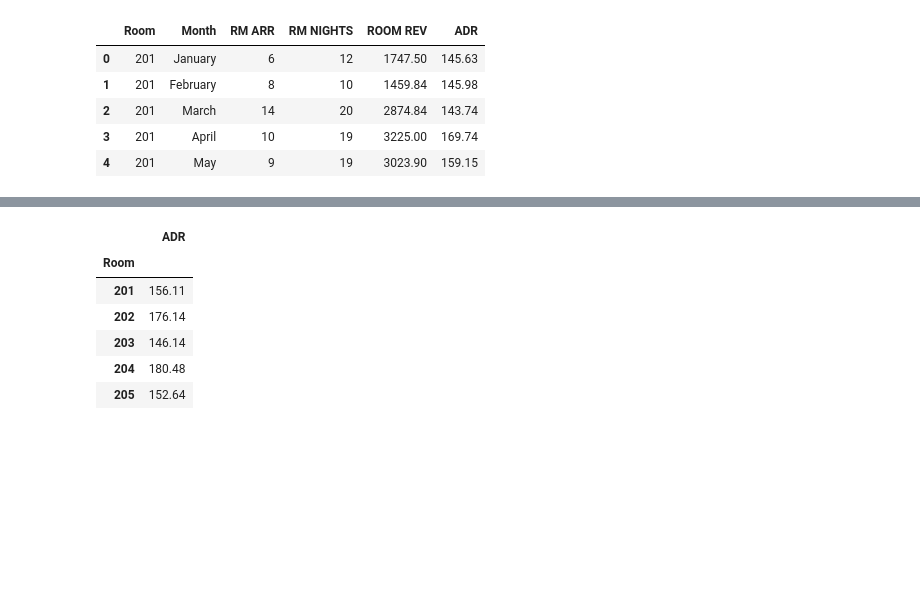
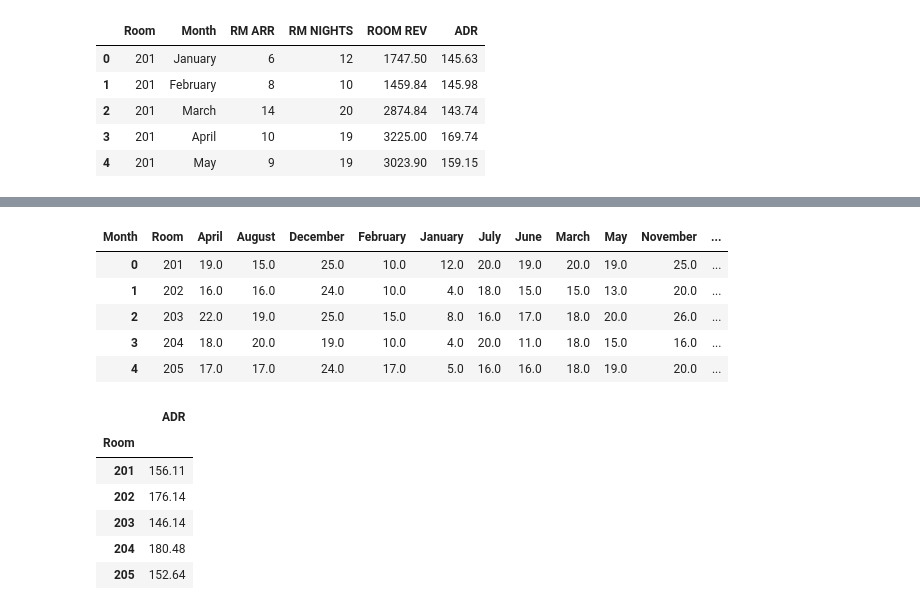
Before and after one commit to SpacePatroller/ROOM_STATS, a Jupyter notebook: room_stats_to_db.ipynb, the cells around one changed output, grey strips where cells are left out. Saved outputs shown, nothing was run; the diff lists cells and outputs as text; code cells hidden in the pictures; blank space fills up the shorter version.

Commit message:
work on occupancy by month/room

```diff
--- a/room_stats_to_db.ipynb
+++ b/room_stats_to_db.ipynb
@@ -40,3 +39,8 @@ df.head()
 | 2 | 201 | March | 14 | 20 | 2874.84 | 143.74 |
 | 3 | 201 | April | 10 | 19 | 3225.00 | 169.74 |
 | 4 | 201 | May | 9 | 19 | 3023.90 | 159.15 |
+# %%
+# NEED TO SEE ROOM NIGHTS PER ROOM BY MONTH
+test = pd.DataFrame(df.groupby(['Month','Room'])['RM NIGHTS'].sum())
+test.reset_index(inplace=True)
+test.head()
@@ -42,0 +54,12 @@ df.head()
+# %%
+test2 = test.pivot(index='Room', columns='Month', values='RM NIGHTS')
+test2.reset_index(inplace=True)
+# test2 = [['']]
+test2.head()
+# %% [output]
+| Month | Room | April | August | December | February | January | July | June | March | May | November | ... |
+| 0 | 201 | 19.0 | 15.0 | 25.0 | 10.0 | 12.0 | 20.0 | 19.0 | 20.0 | 19.0 | 25.0 | ... |
+| 1 | 202 | 16.0 | 16.0 | 24.0 | 10.0 | 4.0 | 18.0 | 15.0 | 15.0 | 13.0 | 20.0 | ... |
+| 2 | 203 | 22.0 | 19.0 | 25.0 | 15.0 | 8.0 | 16.0 | 17.0 | 18.0 | 20.0 | 26.0 | ... |
+| 3 | 204 | 18.0 | 20.0 | 19.0 | 10.0 | 4.0 | 20.0 | 11.0 | 18.0 | 15.0 | 16.0 | ... |
+| 4 | 205 | 17.0 | 17.0 | 24.0 | 17.0 | 5.0 | 16.0 | 16.0 | 18.0 | 19.0 | 20.0 | ... |
```
Also changed, not shown: parts of 4 cells of this notebook, 3 other files.
